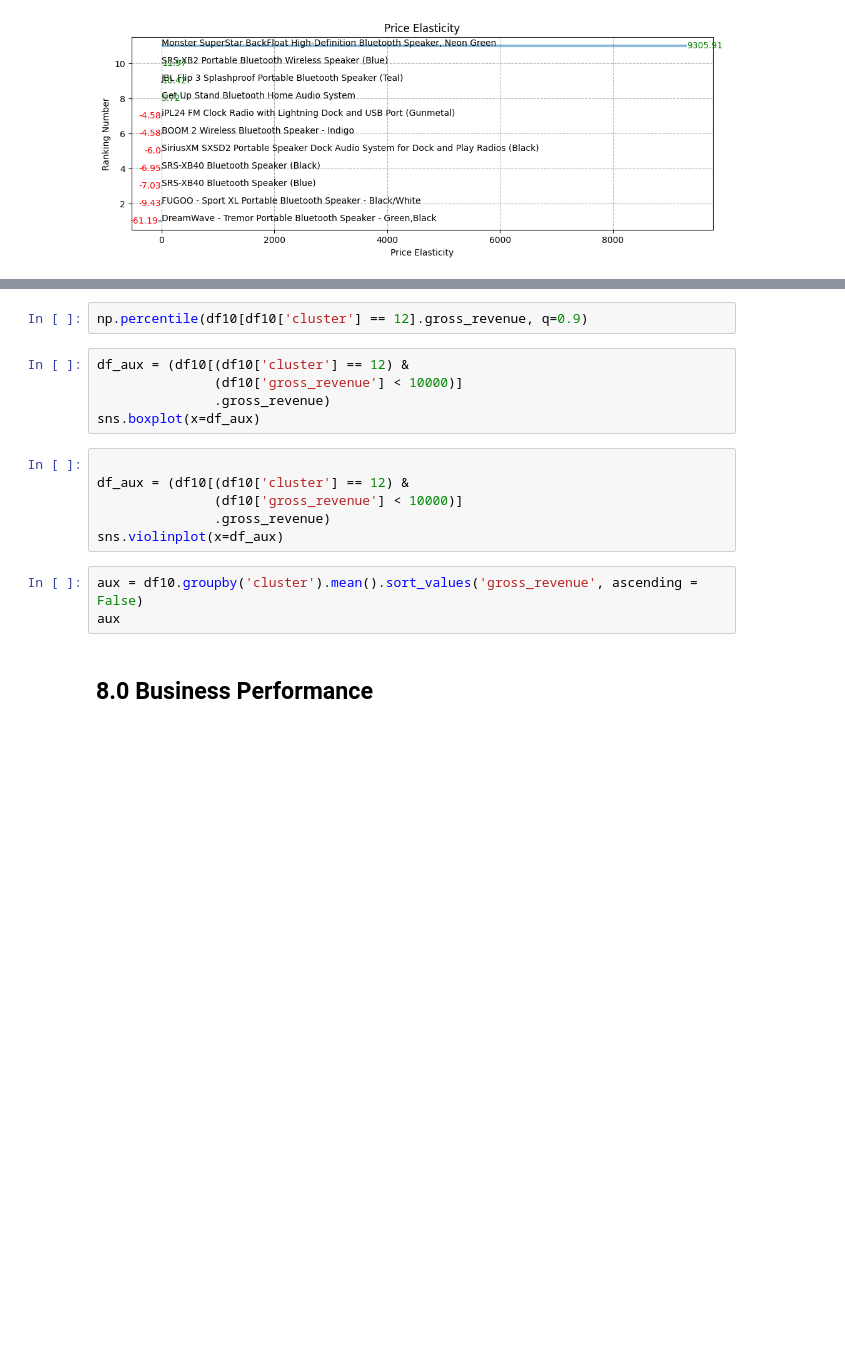
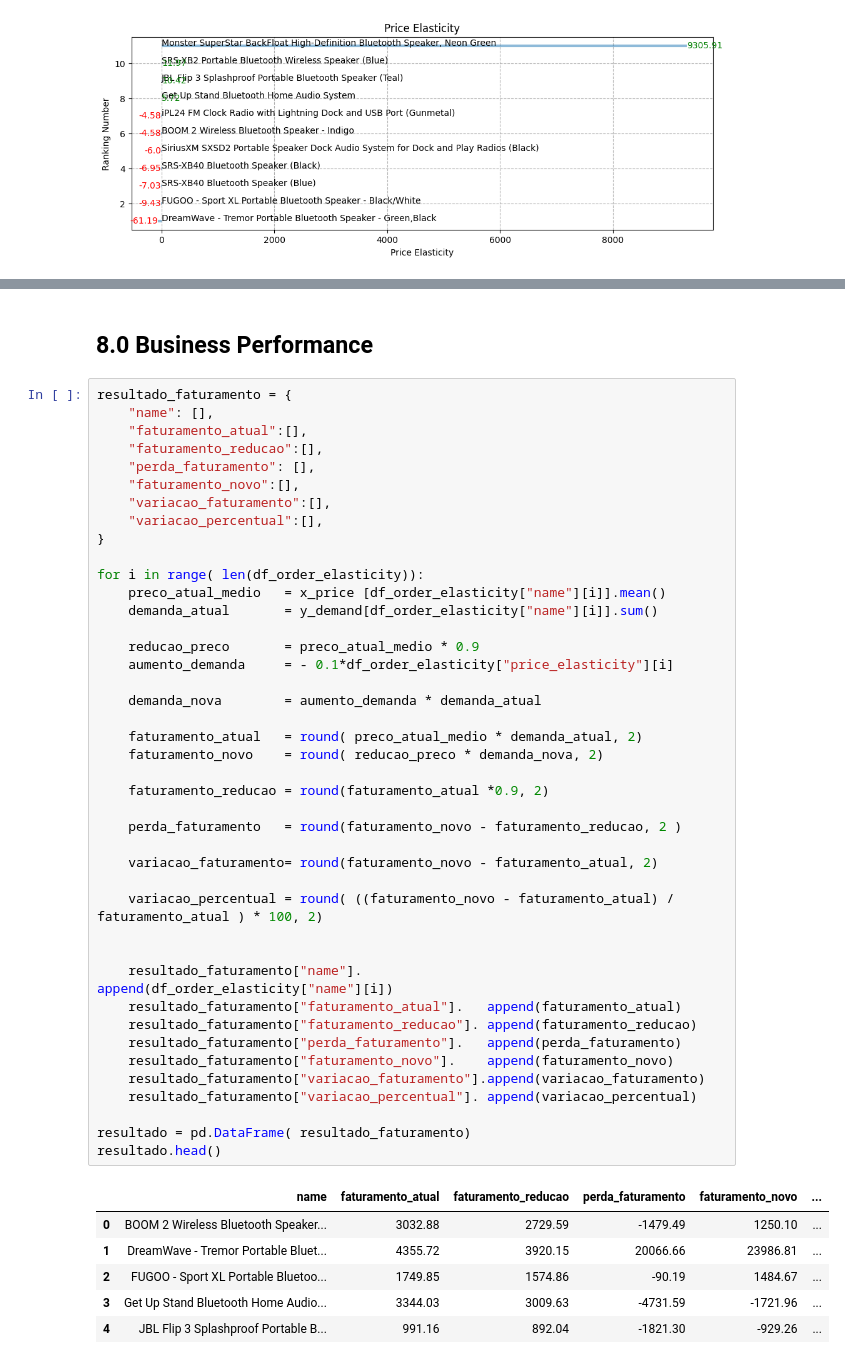
Before and after one commit to antonioorichard/elasticidade_dos_preco, a Jupyter notebook: notebook/pa06.ipynb, the cells around one changed output, grey strips where cells are left out. Saved outputs shown, nothing was run; the diff lists cells and outputs as text; blank space fills up the shorter version.

```diff
--- a/notebook/pa06.ipynb
+++ b/notebook/pa06.ipynb
@@ -1821,18 +1402,51 @@ np.percentile(df10[df10['cluster'] == 12].gross_revenue, q=0.1)
-# %%
-np.percentile(df10[df10['cluster'] == 12].gross_revenue, q=0.9)
-# %%
-df_aux = (df10[(df10['cluster'] == 12) &
-               (df10['gross_revenue'] < 10000)]
-               .gross_revenue)
-sns.boxplot(x=df_aux)
-# %%
-
-df_aux = (df10[(df10['cluster'] == 12) &
-               (df10['gross_revenue'] < 10000)]
-               .gross_revenue)
-sns.violinplot(x=df_aux)
-# %%
-aux = df10.groupby('cluster').mean().sort_values('gross_revenue', ascending = False)
-aux
 # %% [markdown]
 ## 8.0 Business Performance
+# %%
+resultado_faturamento = {
+    "name": [],
+    "faturamento_atual":[],
+    "faturamento_reducao":[],
+    "perda_faturamento": [],
+    "faturamento_novo":[],
+    "variacao_faturamento":[],
+    "variacao_percentual":[],
+}
+
+for i in range( len(df_order_elasticity)):
+    preco_atual_medio   = x_price [df_order_elasticity["name"][i]].mean()
+    demanda_atual       = y_demand[df_order_elasticity["name"][i]].sum()
+
+    reducao_preco       = preco_atual_medio * 0.9
+    aumento_demanda     = - 0.1*df_order_elasticity["price_elasticity"][i]
+
+    demanda_nova        = aumento_demanda * demanda_atual
+
+    faturamento_atual   = round( preco_atual_medio * demanda_atual, 2)
+    faturamento_novo    = round( reducao_preco * demanda_nova, 2)
+
+    faturamento_reducao = round(faturamento_atual *0.9, 2)
+
+    perda_faturamento   = round(faturamento_novo - faturamento_reducao, 2 )
+
+    variacao_faturamento= round(faturamento_novo - faturamento_atual, 2)
+
+    variacao_percentual = round( ((faturamento_novo - faturamento_atual) / faturamento_atual ) * 100, 2)
+
+
+    resultado_faturamento["name"].                append(df_order_elasticity["name"][i])
+    resultado_faturamento["faturamento_atual"].   append(faturamento_atual)
+    resultado_faturamento["faturamento_reducao"]. append(faturamento_reducao)
+    resultado_faturamento["perda_faturamento"].   append(perda_faturamento)
+    resultado_faturamento["faturamento_novo"].    append(faturamento_novo)
+    resultado_faturamento["variacao_faturamento"].append(variacao_faturamento)
+    resultado_faturamento["variacao_percentual"]. append(variacao_percentual)
+
+resultado = pd.DataFrame( resultado_faturamento)
+resultado.head()
+# %% [output]
+|  | name | faturamento_atual | faturamento_reducao | perda_faturamento | faturamento_novo | ... |
+| 0 | BOOM 2 Wireless Bluetooth Speaker... | 3032.88 | 2729.59 | -1479.49 | 1250.10 | ... |
+| 1 | DreamWave - Tremor Portable Bluet... | 4355.72 | 3920.15 | 20066.66 | 23986.81 | ... |
+| 2 | FUGOO - Sport XL Portable Bluetoo... | 1749.85 | 1574.86 | -90.19 | 1484.67 | ... |
+| 3 | Get Up Stand Bluetooth Home Audio... | 3344.03 | 3009.63 | -4731.59 | -1721.96 | ... |
+| 4 | JBL Flip 3 Splashproof Portable B... | 991.16 | 892.04 | -1821.30 | -929.26 | ... |
```
Also changed, not shown: parts of 64 cells of this notebook, 1 other file.
